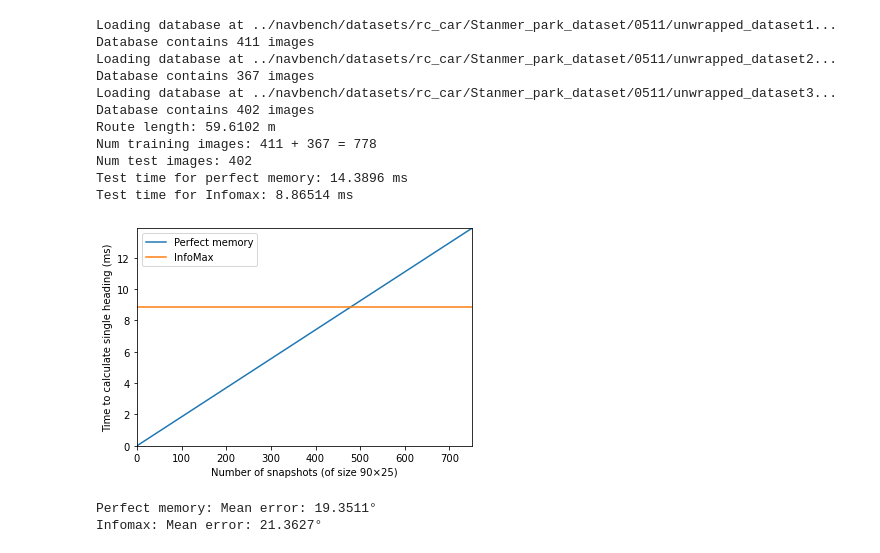
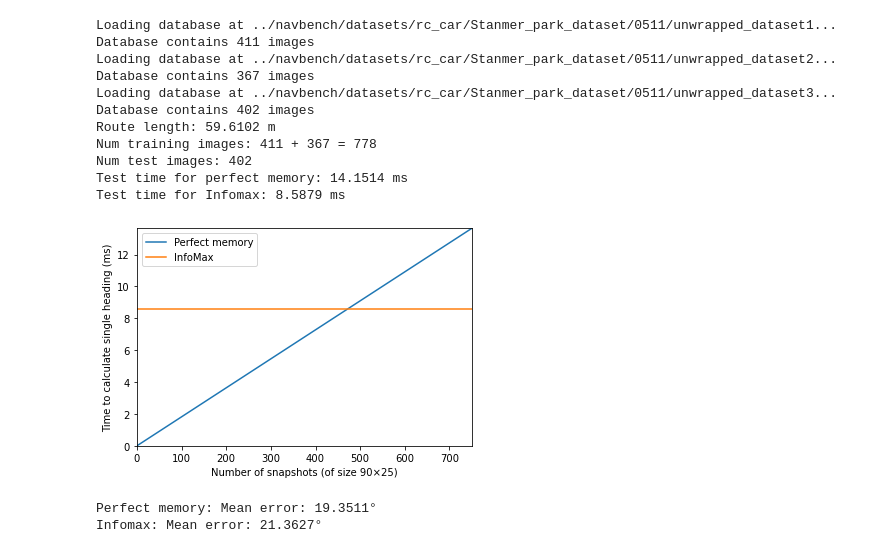
Before and after one commit to BrainsOnBoard/applied_intelligence2021_analysis, a Jupyter notebook: results.ipynb, the cells around one changed output. Cells and saved outputs as stored; diff of their text form; code cells hidden in the pictures.

```diff
--- a/results.ipynb
+++ b/results.ipynb
@@ -8,22 +8,20 @@ sys.path.append(NAVBENCH_PATH)
 import os
 import matplotlib.pyplot as plt
 import navbench as nb
-import yaml
+import json
 
 DB_ROOT = os.path.join(NAVBENCH_PATH, "datasets/rc_car/Stanmer_park_dataset")
 
-def read_yaml(filepath):
+def read_json(filepath):
     file = open(filepath, "r")
-    file.readline()
-    file.readline()
-    data = yaml.full_load(file)["data"]
+    data = json.load(file)["data"]["experiments"]
     file.close()
     return data
 
 def load_databases(routes):
     return [nb.Database(os.path.join(DB_ROOT, route)) for route in routes[0]]
 
-data_pm = read_yaml("benchmark_pm.yaml")
+data_pm = read_json("benchmark_pm.json")[0]
 im_size = data_pm["image_size"]
 pm_test_time = data_pm["testing"]["time_per_image_ms"]
 
@@ -37,39 +35,39 @@ for db in train_dbs:
 # pm_op_time = pm_test_time / (im_size[0] * im_size[1] * num_snapshots)
 pm_test_time_per_snap = pm_test_time / num_snapshots
 
-data_infomax = read_yaml("benchmark_infomax.yaml")
+data_infomax = read_json("benchmark_infomax.json")[0]
 infomax_test_time = data_infomax["testing"]["time_per_image_ms"]
 # infomax_op_time = infomax_test_time / ((im_size[0] * im_size[1]) ** 2)
 
 fig, ax = plt.subplots()
 x = range(751)
 ax.plot(x, [val * pm_test_time_per_snap for val in x])
 ax.plot(x, len(x) * [infomax_test_time])
 ax.autoscale(tight=True)
 ax.set_xlabel('Number of snapshots (of size %i×%i)' % (im_size[0], im_size[1]))
 ax.set_ylabel('Time to calculate single heading (ms)')
 ax.legend(['Perfect memory', 'InfoMax'])
 
 print('Route length: %g m' % (train_dbs[0].distance[-1]))
 print('Num training images: %d + %d = %d' % (len(train_dbs[0]), len(train_dbs[1]), len(train_dbs[0]) + len(train_dbs[1])))
 print('Num test images: %d' % len(test_dbs[0]))
 print('Test time for perfect memory: %g ms' % pm_test_time)
 print('Test time for Infomax: %g ms' % infomax_test_time)
 
 fig.savefig('figures/pm_infomax_performance.svg')
 # %% [output]
 Loading database at ../navbench/datasets/rc_car/Stanmer_park_dataset/0511/unwrapped_dataset1...
 Database contains 411 images
 Loading database at ../navbench/datasets/rc_car/Stanmer_park_dataset/0511/unwrapped_dataset2...
 Database contains 367 images
 Loading database at ../navbench/datasets/rc_car/Stanmer_park_dataset/0511/unwrapped_dataset3...
 Database contains 402 images
 Route length: 59.6102 m
 Num training images: 411 + 367 = 778
 Num test images: 402
-Test time for perfect memory: 14.3896 ms
-Test time for Infomax: 8.86514 ms
+Test time for perfect memory: 14.1514 ms
+Test time for Infomax: 8.5879 ms
-[figure, old version]
+[figure, new version]
 # %%
 import math
 import numpy as np
```
Also changed, not shown: parts of 2 cells of this notebook, 16 other files.
